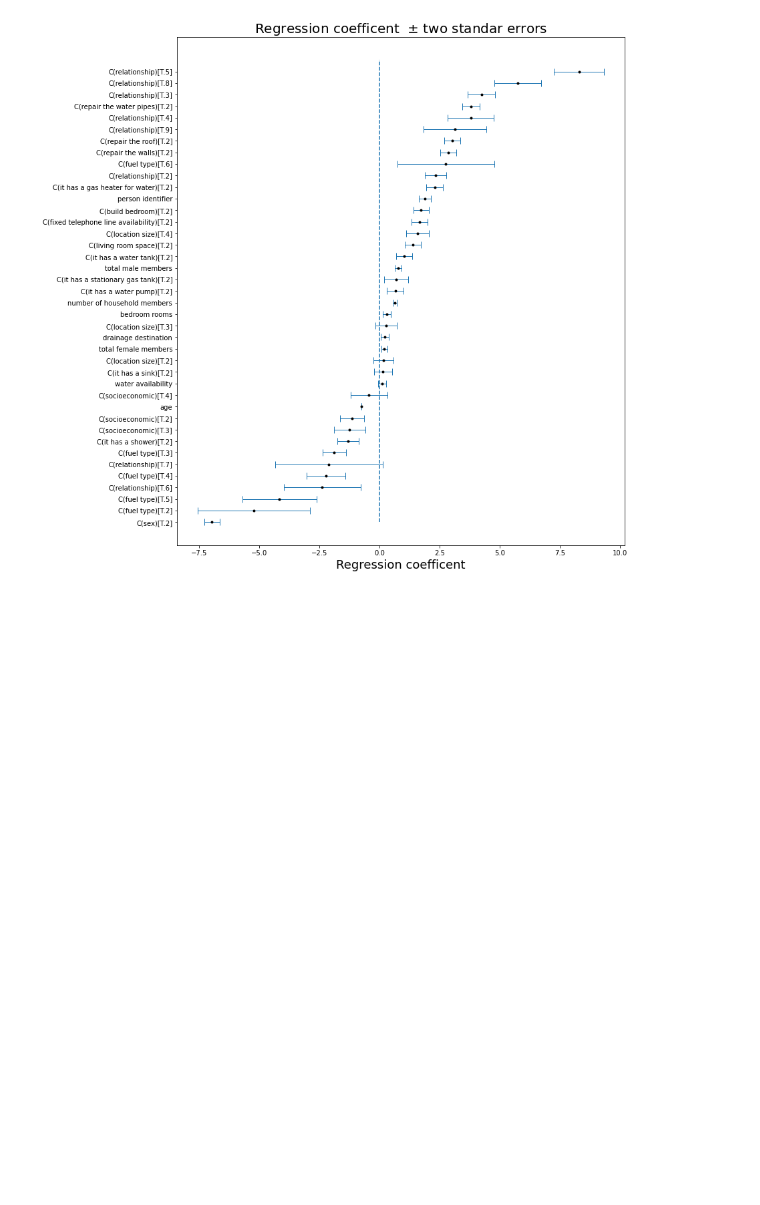
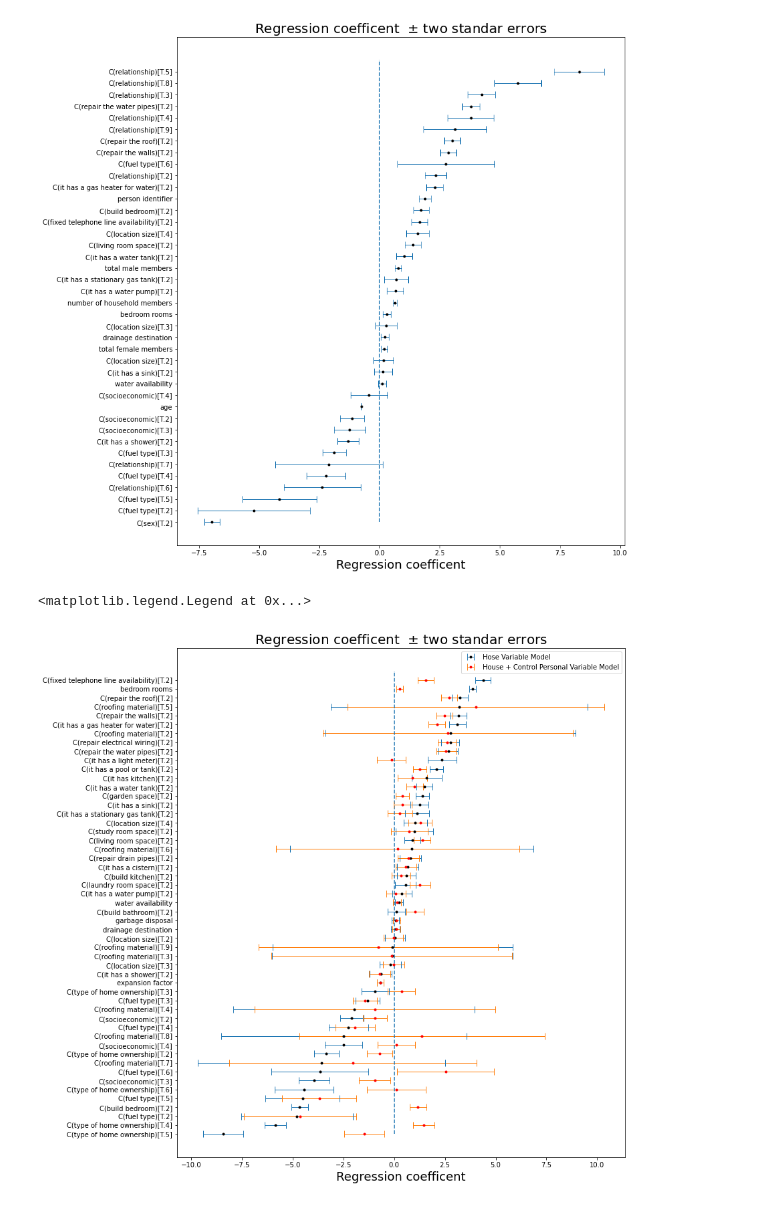
Before and after one commit to emarazz/ada_2020, a Jupyter notebook: Homework/04 - Detection of housing-health relationship/p4_V2.ipynb, the cells around one changed output. Drawn from its saved outputs; the diff is of its cells as text; code cells hidden in the pictures; blank space fills up the shorter version.

Commit message:
last figure

```diff
--- a/Homework/04 - Detection of housing-health relationship/p4_V2.ipynb
+++ b/Homework/04 - Detection of housing-health relationship/p4_V2.ipynb
@@ -189,0 +225,4 @@ fatigue_frequency       [1 0 2 3]
+# %%
+# converting our data to integer type
+for temp in data_person_all.columns:
+    data_person_all[temp]=data_person_all[temp].astype(int)
@@ -546,3 +585,41 @@ for i in range(2):
 # %% [output]
 [figure]
 [figure]
+# %%
+indexes=[]
+for i,item in enumerate(l2[1]):
+    if item in l2[0]:
+        continue
+    else:
+        indexes.append(i)
+l1[1]=list(l1[1]);l2[1]=list(l2[1]);l3[1]=list(l3[1]);l4[1]=list(l4[1]);
+
+for index in sorted(indexes, reverse=True):
+    del l1[1][index]
+    del l2[1][index]
+    del l3[1][index]
+    del l4[1][index]
+# %%
+# Reorder both models in same order
+myorder=[l2[1].index(x) for x in l2[0]]
+l2[1] = [l2[1][i] for i in myorder];l1[1] = [l1[1][i] for i in myorder];l3[1] = [l3[1][i] for i in myorder];l4[1] = [l4[1][i] for i in myorder];
+# %%
+# Plot same variables from two models on same graph
+plt.figure(figsize=(12,14))
+plt.errorbar(l1[0], np.array(range(len(l1[0]))), xerr= 2*np.array(l3[0]), linewidth = 1,
+                 linestyle = 'none',marker = 'o',markersize= 3,
+                 markerfacecolor = 'black',markeredgecolor = 'black', capsize= 5,label='Hose Variable Model')
+plt.errorbar(l1[1], np.array(range(len(l1[1]))), xerr= 2*np.array(l3[0]), linewidth = 1,
+                 linestyle = 'none',marker = 'o',markersize= 3,
+                 markerfacecolor = 'red',markeredgecolor = 'red', capsize= 5,label='House + Control Personal Variable Model')
+
+
+plt.vlines(0,0, len(l1[0]), linestyle = '--')
+
+plt.yticks(range(len(l2[0])),l2[0]);
+plt.title('Regression coefficent  $\pm$ two standar errors',fontsize=20)
+plt.xlabel('Regression coefficent',fontsize=18)
+plt.legend()
+# %% [output]
+<matplotlib.legend.Legend at 0x...>
+[figure, added]
```
Also changed, not shown: parts of 12 cells of this notebook, 1 other file.
